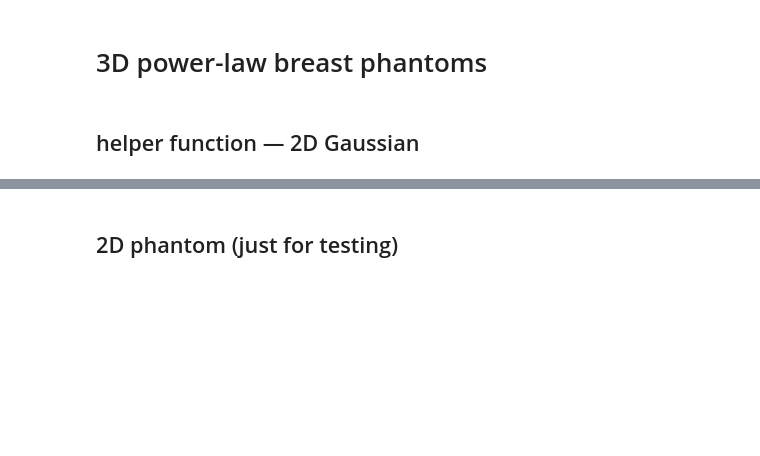
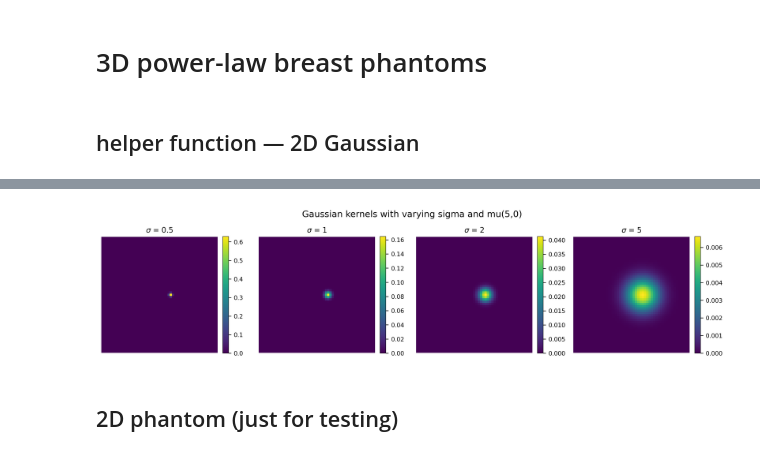
Before and after one commit to gjadick/xpc-mammo, a Jupyter notebook: phantom.ipynb, the cells around one changed output, grey strips where cells are left out. Cells and saved outputs as stored; diff of their text form; code cells hidden in the pictures; blank space fills up the shorter version.

```diff
--- a/phantom.ipynb
+++ b/phantom.ipynb
@@ -125,3 +179,33 @@ def gaussian2d(N, mu=0, sigma=1, normalize=True):
+# %%
+#second function with modified mu values
+def gaussian2d_mu(N, mu=(0, 0), sigma=1, normalize=True):
+    x = np.linspace(-N/2, N/2, N)
+    X, Y = np.meshgrid(x, x)
+    G_mu = 1/(2*np.pi*sigma**2) * np.exp(-((X - mu[0])**2 + (Y - mu[1])**2)/(2*sigma**2))
+    if normalize:
+        G_mu /= G_mu.sum()
+    return G_mu
+
+#defining parameters (same as above)
+N = 51
+sigmas = [0.5, 1, 2, 5]
+#addition of shifted mu values
+mu = (5, 0)
+
+#second series of plots
+fig, axes = plt.subplots(1, len(sigmas), figsize=(12, 3))
+fig.suptitle("Gaussian kernels with varying sigma and mu(5,0)")
+for i, sigma in enumerate(sigmas):
+    G_mu = gaussian2d_mu(N, mu=mu, sigma=sigma)
+
+    im = axes[i].imshow(G_mu, cmap='viridis')
+    axes[i].set_title(f"$\\sigma$ = {sigma}")
+    axes[i].axis('off')
+    plt.colorbar(im, ax=axes[i], fraction=0.046, pad=0.04)
+plt.tight_layout()
+plt.show()
+# %% [output]
+[figure, added]
 # %% [markdown]
 ## 2D phantom (just for testing)
 # %%
```
Also changed, not shown: parts of 6 cells of this notebook, 1 other file.
